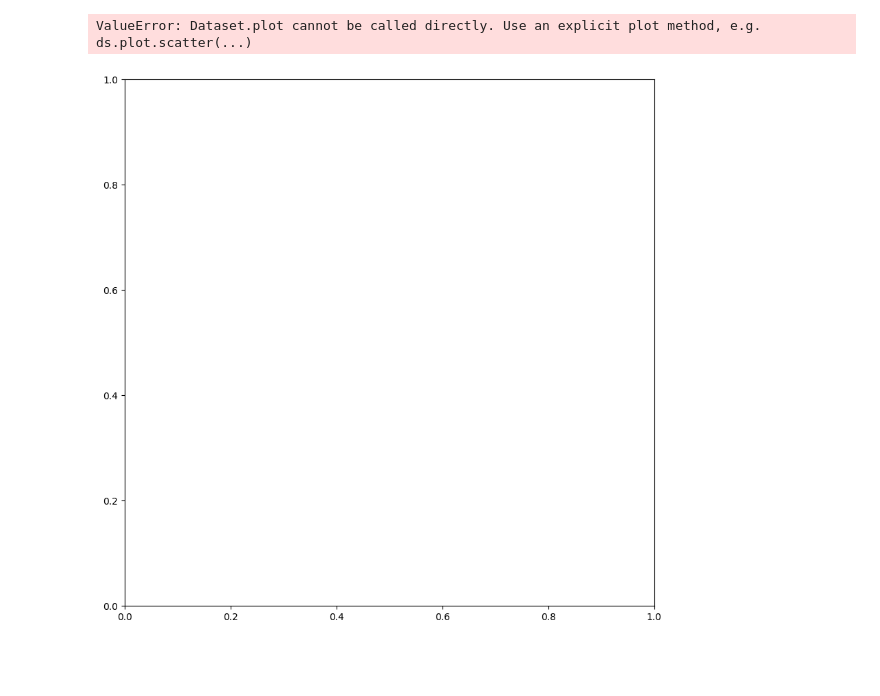
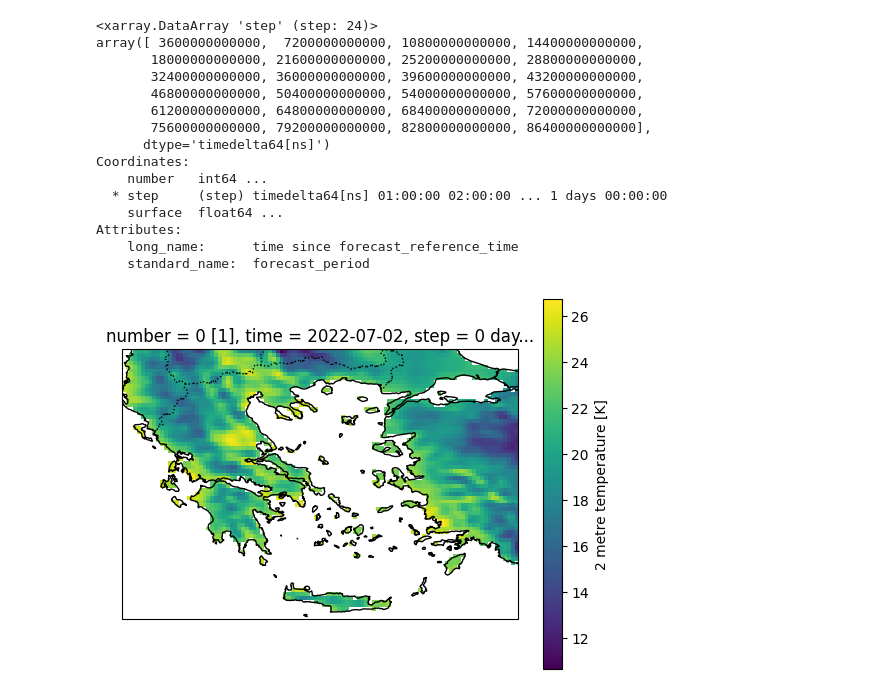
Before and after one commit to edwardLum/mapping-data-visualization-python, a Jupyter notebook: code/exercise1/Working with xarray.ipynb, the cells around one changed output. Saved outputs shown, nothing was run; the diff lists cells and outputs as text; code cells hidden in the pictures; blank space fills up the shorter version.

Commit message:
Added map plot in notebook

```diff
--- a/code/exercise1/Working with xarray.ipynb
+++ b/code/exercise1/Working with xarray.ipynb
@@ -32,14 +35,32 @@ def load_dataset(filename):
     return ds
 # %%
 ds = load_dataset(file_path)
+print(ds.step)
+# %% [output]
+<xarray.DataArray 'step' (step: 24)>
+array([ 3600000000000,  7200000000000, 10800000000000, 14400000000000,
+       18000000000000, 21600000000000, 25200000000000, 28800000000000,
+       32400000000000, 36000000000000, 39600000000000, 43200000000000,
+       46800000000000, 50400000000000, 54000000000000, 57600000000000,
+       61200000000000, 64800000000000, 68400000000000, 72000000000000,
+       75600000000000, 79200000000000, 82800000000000, 86400000000000],
+      dtype='timedelta64[ns]')
+Coordinates:
+    number   int64 ...
+  * step     (step) timedelta64[ns] 01:00:00 02:00:00 ... 1 days 00:00:00
+    surface  float64 ...
+Attributes:
+    long_name:      time since forecast_reference_time
+    standard_name:  forecast_period
 # %%
-fig, ax = plt.subplots(1, 1)
+data_to_plot = ds.t2m.sel(time='2022-07-02', step='3600000000000')
 
-fig.set_size_inches(10, 10)
+fig, ax = plt.subplots(subplot_kw={'projection': ccrs.PlateCarree()})
+data_to_plot.plot(ax=ax, transform=ccrs.PlateCarree(), cmap='viridis')
 
-ds.t2m.group
+ax.coastlines()
+ax.add_feature(cfeature.BORDERS, linestyle=':')
 
 plt.show()
 # %% [output]
-ValueError: Dataset.plot cannot be called directly. Use an explicit plot method, e.g. ds.plot.scatter(...)
-[figure, old version]
+[figure, new version]
```
Also changed, not shown: parts of 1 cell of this notebook.
